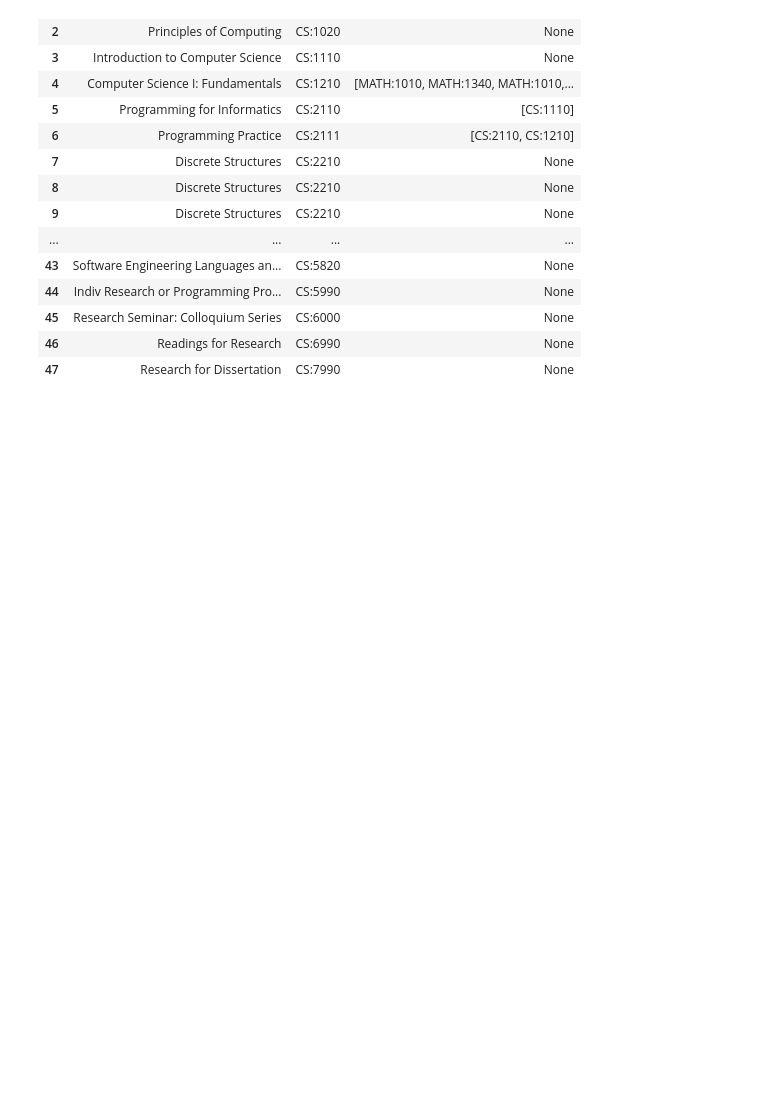
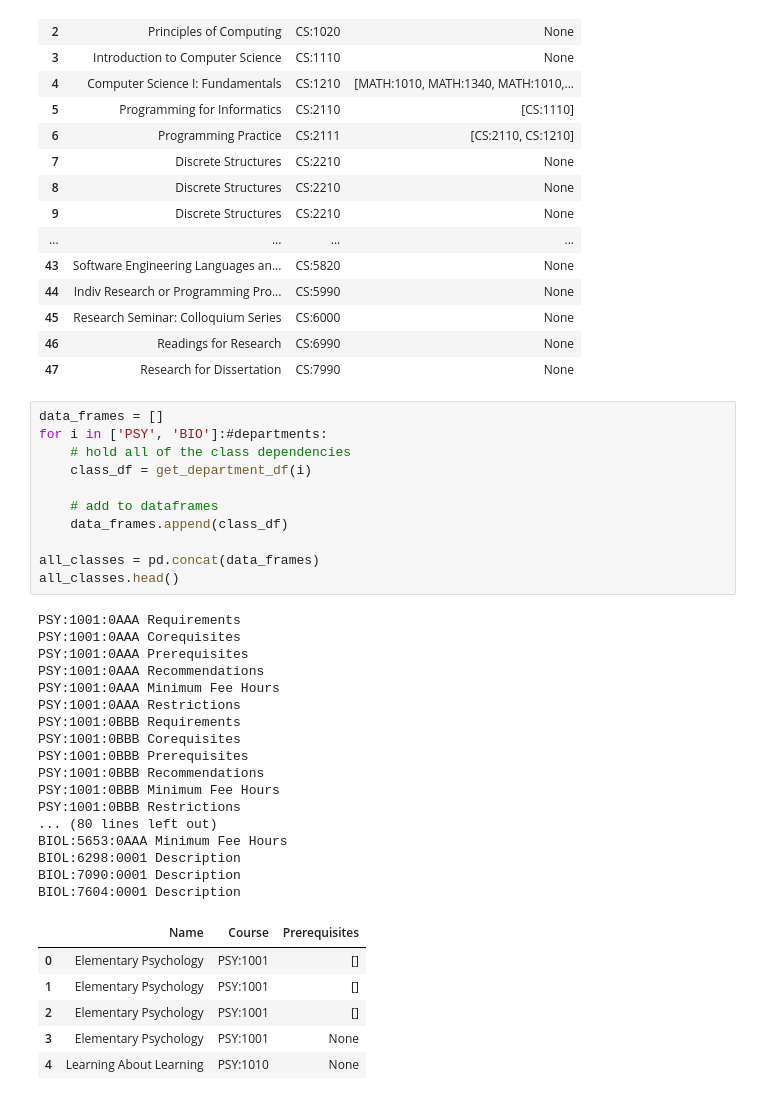
Before and after one commit to ryan-p-larson/hackathon, a Jupyter notebook: notebooks/03-format-classes.ipynb, the cells around one changed output. Drawn from its saved outputs; the diff is of its cells as text; blank space fills up the shorter version.

```diff
--- a/notebooks/03-format-classes.ipynb
+++ b/notebooks/03-format-classes.ipynb
@@ -75,3 +77,38 @@ CS:5710:0AAA Minimum Fee Hours
 | 45 | Research Seminar: Colloquium Series | CS:6000 | None |
 | 46 | Readings for Research | CS:6990 | None |
 | 47 | Research for Dissertation | CS:7990 | None |
+# %%
+data_frames = []
+for i in ['PSY', 'BIO']:#departments:
+    # hold all of the class dependencies
+    class_df = get_department_df(i)
+
+    # add to dataframes
+    data_frames.append(class_df)
+
+all_classes = pd.concat(data_frames)
+all_classes.head()
+# %% [output]
+PSY:1001:0AAA Requirements
+PSY:1001:0AAA Corequisites
+PSY:1001:0AAA Prerequisites
+PSY:1001:0AAA Recommendations
+PSY:1001:0AAA Minimum Fee Hours
+PSY:1001:0AAA Restrictions
+PSY:1001:0BBB Requirements
+PSY:1001:0BBB Corequisites
+PSY:1001:0BBB Prerequisites
+PSY:1001:0BBB Recommendations
+PSY:1001:0BBB Minimum Fee Hours
+PSY:1001:0BBB Restrictions
+... (80 lines left out)
+BIOL:5653:0AAA Minimum Fee Hours
+BIOL:6298:0001 Description
+BIOL:7090:0001 Description
+BIOL:7604:0001 Description
+|  | Name | Course | Prerequisites |
+| 0 | Elementary Psychology | PSY:1001 | [] |
+| 1 | Elementary Psychology | PSY:1001 | [] |
+| 2 | Elementary Psychology | PSY:1001 | [] |
+| 3 | Elementary Psychology | PSY:1001 | None |
+| 4 | Learning About Learning | PSY:1010 | None |
```
Also changed, not shown: parts of 2 cells of this notebook.
